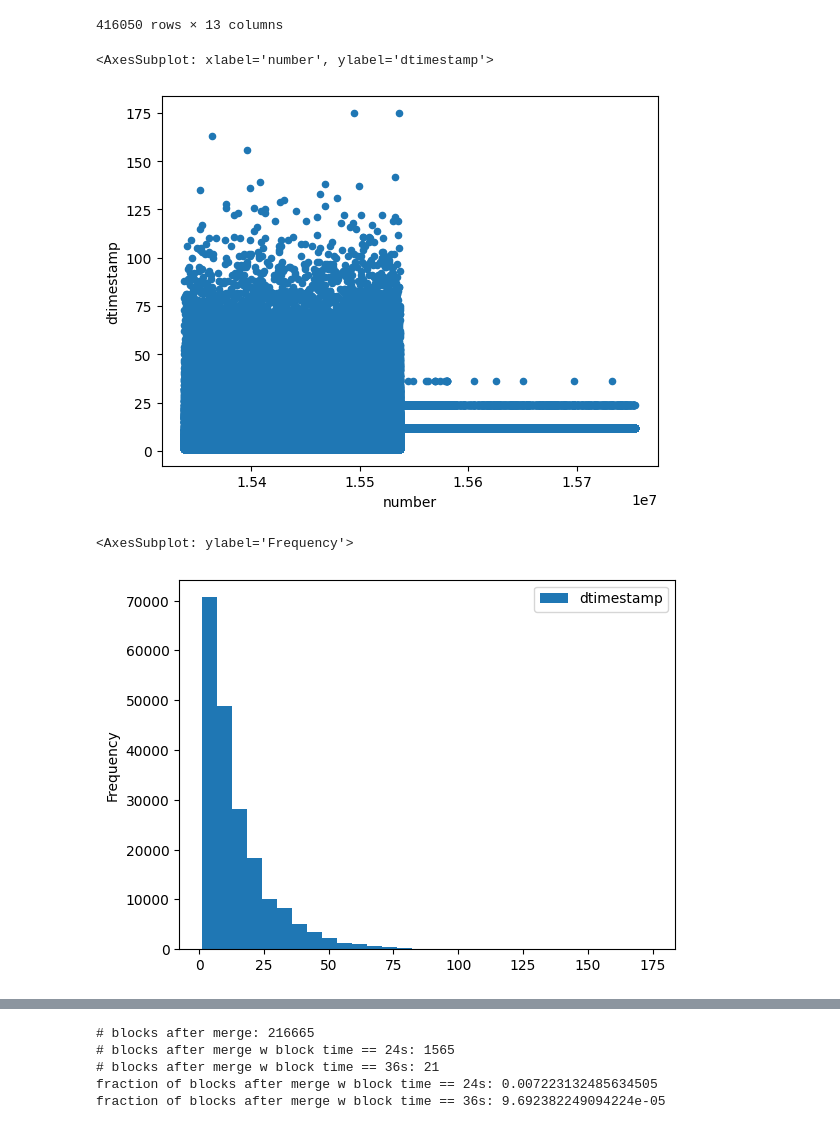
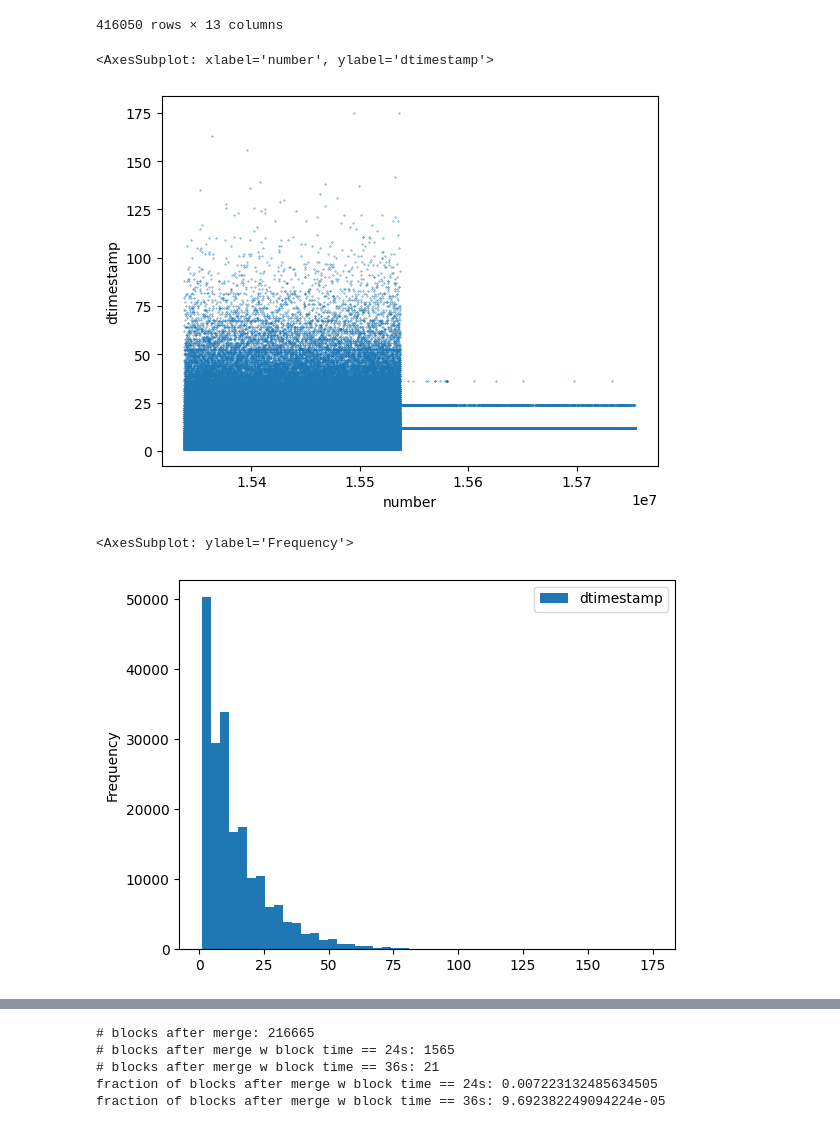
Before and after one commit to fmrmf/merge-challenge, a Jupyter notebook: notebook/blocks.ipynb, the cells around one changed output, grey strips where cells are left out. Saved outputs shown, nothing was run; the diff lists cells and outputs as text; code cells hidden in the pictures.

Commit message:
add block rate charts

```diff
--- a/notebook/blocks.ipynb
+++ b/notebook/blocks.ipynb
@@ -118,16 +118,16 @@ qb
 # %%
 # plot block times over time
 # TODO: why two bands after merge?
-qb.plot(x='number', y='dtimestamp', kind='scatter')
+qb.plot(x='number', y='dtimestamp', kind='scatter', s=0.1)
 # %% [output]
 <AxesSubplot: xlabel='number', ylabel='dtimestamp'>
-[figure, old version]
+[figure, new version]
 # %%
 # plot distribution of block times before merge
-qb[qb['number'] < merge_block_number].plot(y='dtimestamp', kind='hist', bins=30)
+qb[qb['number'] < merge_block_number].plot(y='dtimestamp', kind='hist', bins=50)
 # %% [output]
 <AxesSubplot: ylabel='Frequency'>
-[figure, old version]
+[figure, new version]
 # %%
 # plot distribution of block times after merge
 # NOTE: some blocks come in at 24s
```
Also changed, not shown: parts of 10 cells of this notebook.
